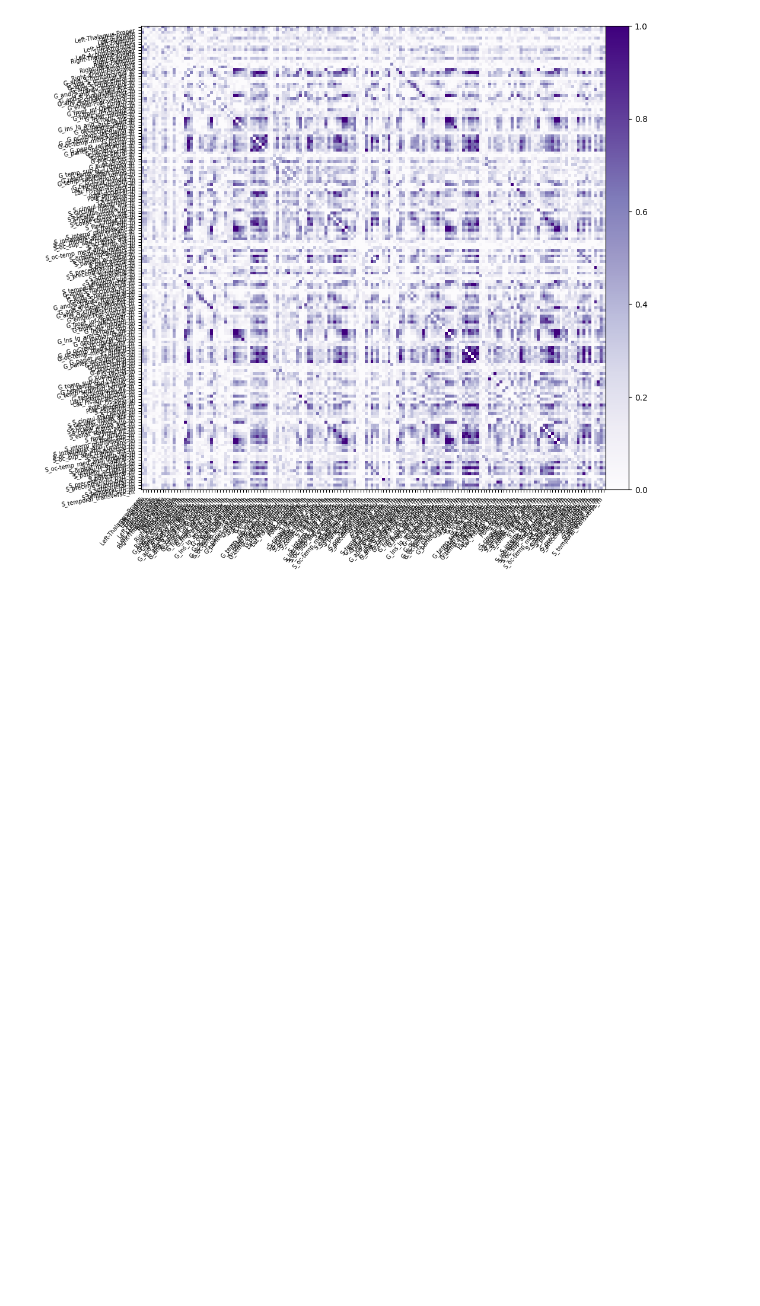
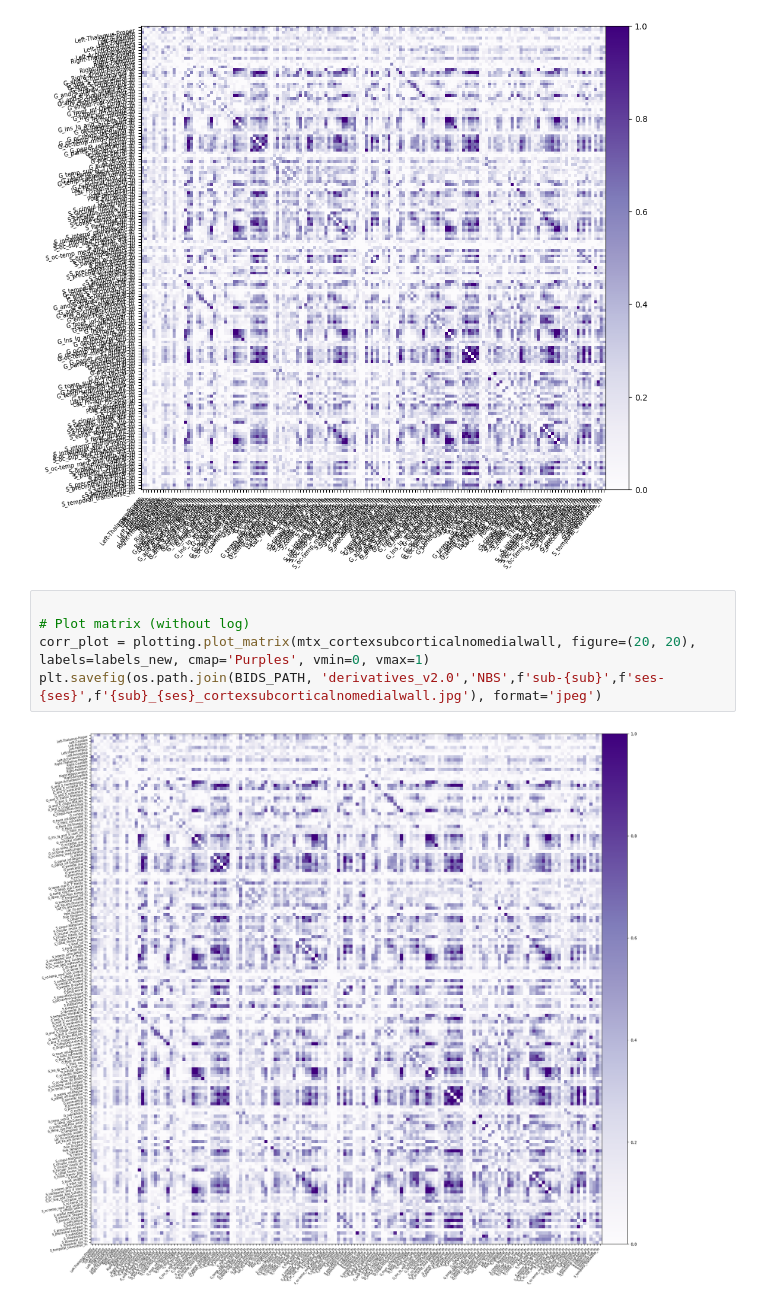
Before and after one commit to RomainViardLille/LiiFE, a Jupyter notebook: PACTE1.ipynb, the cells around one changed output. Drawn from its saved outputs; the diff is of its cells as text; blank space fills up the shorter version.

```diff
--- a/PACTE1.ipynb
+++ b/PACTE1.ipynb
@@ -212,3 +212,10 @@ plt.pyplot.show()
 # %% [output]
 ['Left-Thalamus-Proper', 'Left-Caudate', 'Left-Putamen', 'Left-Pallidum', 'Left-Hippocampus', 'Left-Amygdala', 'Left-Accumbens-area', 'Right-Thalamus-Proper', 'Right-Caudate', 'Right-Putamen', 'Right- ...
 [figure]
+# %%
+
+# Plot matrix (without log)
+corr_plot = plotting.plot_matrix(mtx_cortexsubcorticalnomedialwall, figure=(20, 20), labels=labels_new, cmap='Purples', vmin=0, vmax=1)
+plt.savefig(os.path.join(BIDS_PATH, 'derivatives_v2.0','NBS',f'sub-{sub}',f'ses-{ses}',f'{sub}_{ses}_cortexsubcorticalnomedialwall.jpg'), format='jpeg')
+# %% [output]
+[figure, added]
```
Also changed, not shown: parts of 10 cells of this notebook.
